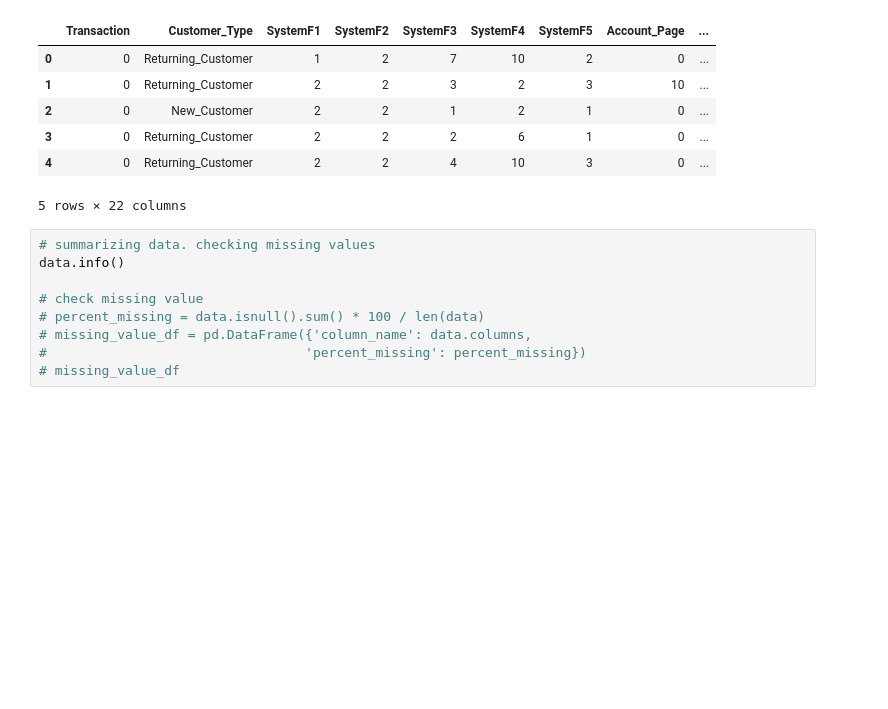
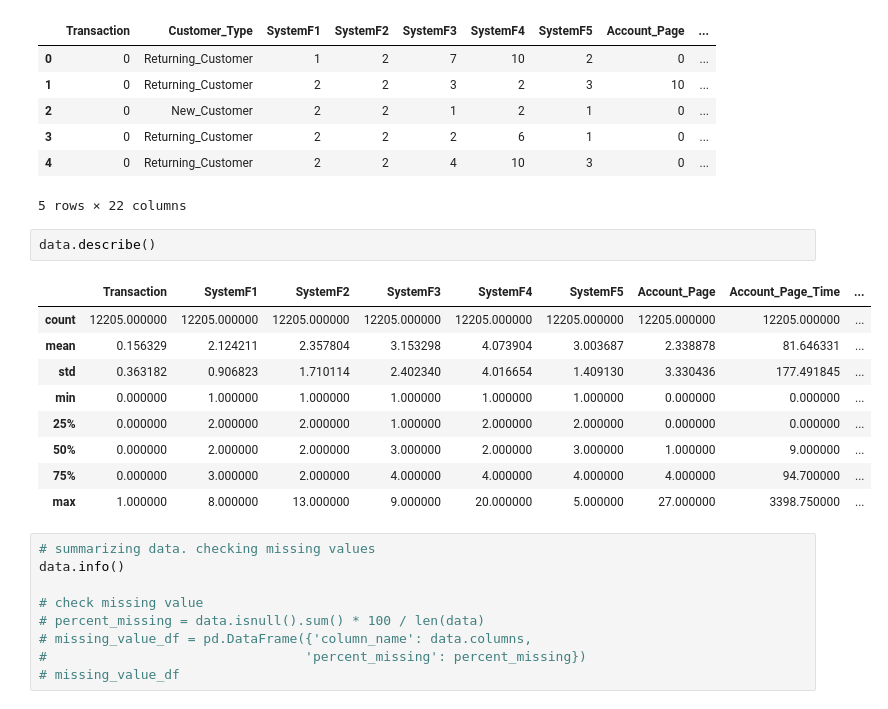
Before and after one commit to Astrid-p/ML-prediction-online-purchasing, a Jupyter notebook: Code/1. EDA.ipynb, the cells around one changed output. Cells and saved outputs as stored; diff of their text form; blank space fills up the shorter version.

```diff
--- a/Code/1. EDA.ipynb
+++ b/Code/1. EDA.ipynb
@@ -49,6 +49,18 @@ data.head()
 | 3 | 0 | Returning_Customer | 2 | 2 | 2 | 6 | 1 | 0 | ... |
 | 4 | 0 | Returning_Customer | 2 | 2 | 4 | 10 | 3 | 0 | ... |
 5 rows × 22 columns
+# %%
+data.describe()
+# %% [output]
+|  | Transaction | SystemF1 | SystemF2 | SystemF3 | SystemF4 | SystemF5 | Account_Page | Account_Page_Time | ... |
+| count | 12205.000000 | 12205.000000 | 12205.000000 | 12205.000000 | 12205.000000 | 12205.000000 | 12205.000000 | 12205.000000 | ... |
+| mean | 0.156329 | 2.124211 | 2.357804 | 3.153298 | 4.073904 | 3.003687 | 2.338878 | 81.646331 | ... |
+| std | 0.363182 | 0.906823 | 1.710114 | 2.402340 | 4.016654 | 1.409130 | 3.330436 | 177.491845 | ... |
+| min | 0.000000 | 1.000000 | 1.000000 | 1.000000 | 1.000000 | 1.000000 | 0.000000 | 0.000000 | ... |
+| 25% | 0.000000 | 2.000000 | 2.000000 | 1.000000 | 2.000000 | 2.000000 | 0.000000 | 0.000000 | ... |
+| 50% | 0.000000 | 2.000000 | 2.000000 | 3.000000 | 2.000000 | 3.000000 | 1.000000 | 9.000000 | ... |
+| 75% | 0.000000 | 3.000000 | 2.000000 | 4.000000 | 4.000000 | 4.000000 | 4.000000 | 94.700000 | ... |
+| max | 1.000000 | 8.000000 | 13.000000 | 9.000000 | 20.000000 | 5.000000 | 27.000000 | 3398.750000 | ... |
 # %%
 # summarizing data. checking missing values
 data.info()
```
Also changed, not shown: parts of 1 cell of this notebook, 7 other files.
